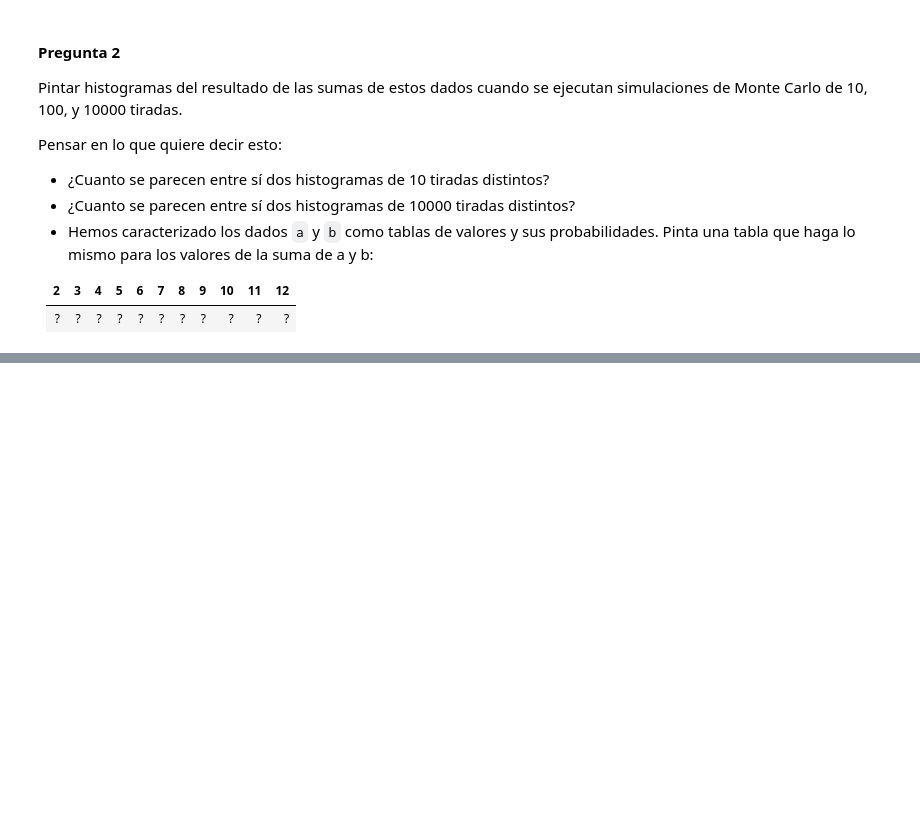
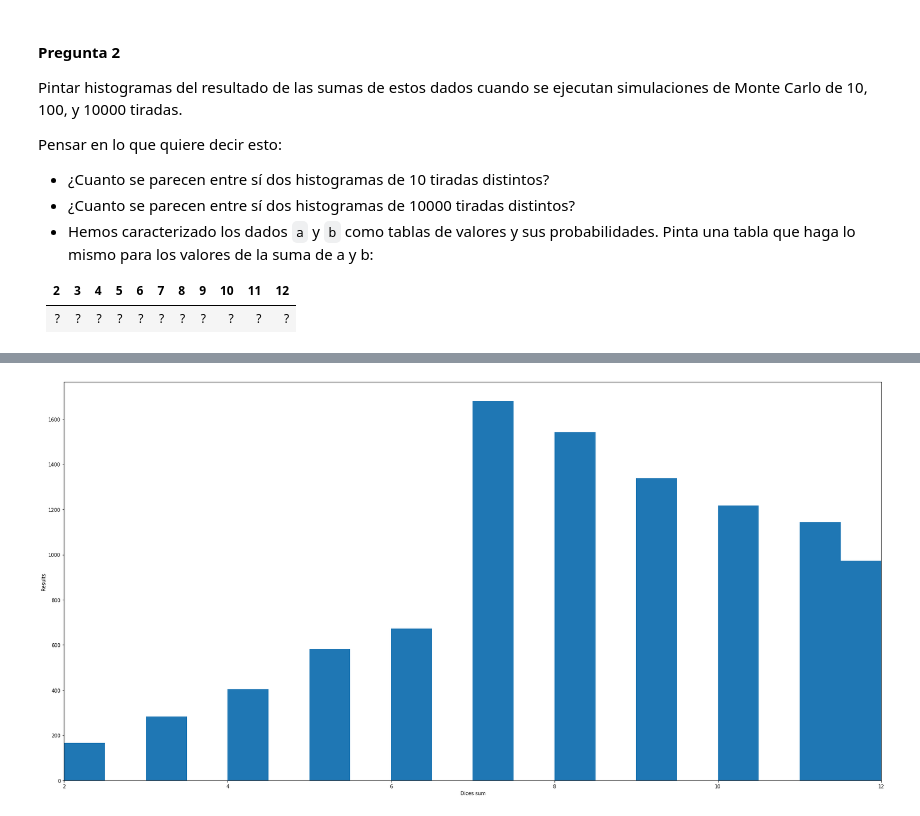
Before and after one commit to dorogoy/ejercicios, a Jupyter notebook: datos_univariados_2/intro.ipynb, the cells around one changed output, grey strips where cells are left out. Cells and saved outputs as stored; diff of their text form; code cells hidden in the pictures; blank space fills up the shorter version.

```diff
--- a/datos_univariados_2/intro.ipynb
+++ b/datos_univariados_2/intro.ipynb
@@ -272,0 +244,9 @@ _ = plt.ylabel("probability density")
+# %%
+result_for_10000 = get_monte_carlo(10000)
+plt.figure(figsize=(30, 15))
+plt.xlabel('Dices sum')
+plt.ylabel('Results')
+plt.xlim(2,12)
+_ = plt.hist(result_for_10000, bins=20)
+# %% [output]
+[figure, added]
```
Also changed, not shown: parts of 15 cells of this notebook.
